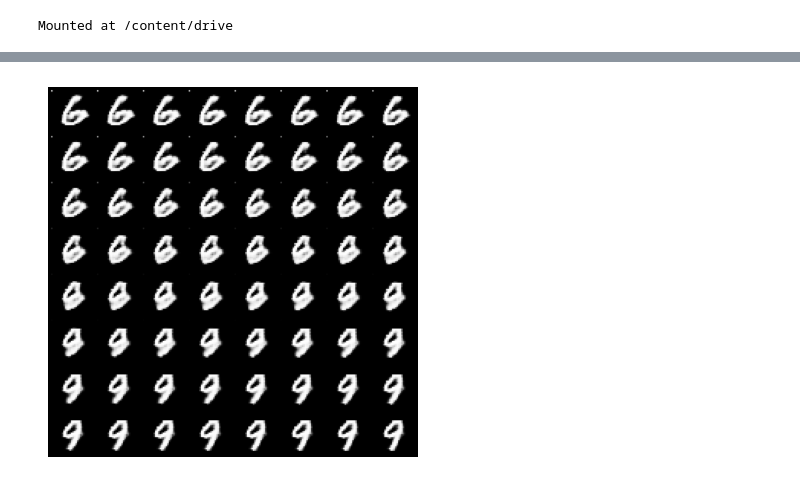
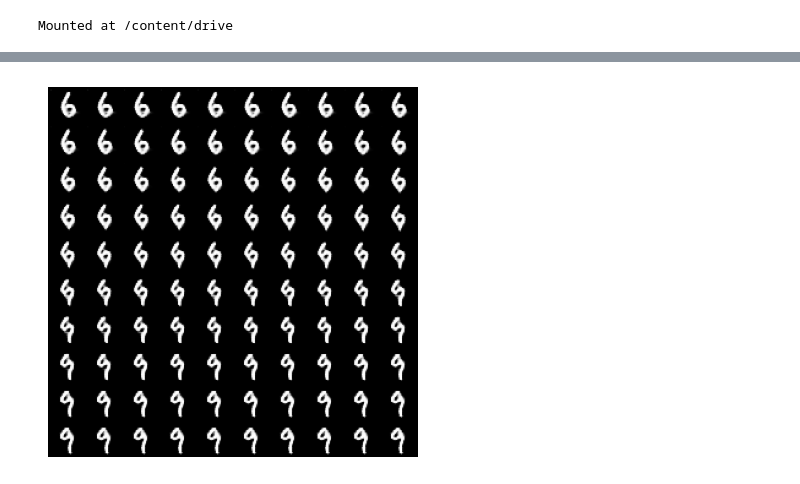
Before and after one commit to raunaqjabbal/ConditonalGAN, a Jupyter notebook: Conditional_GAN.ipynb, the cells around one changed output, grey strips where cells are left out. Saved outputs shown, nothing was run; the diff lists cells and outputs as text; code cells hidden in the pictures.

```diff
--- a/Conditional_GAN.ipynb
+++ b/Conditional_GAN.ipynb
@@ -194,14 +196,18 @@ tf.keras.utils.plot_model(discriminator, show_shapes=True, dpi=64, expand_nested
 # %%
 from torchvision.utils import make_grid
 import torch
-def plot_results(images, size=8):
+def plot_results(images, size=10,r=False):
     # display.clear_output(wait=False)
     photos = (images[:size*size,:,:,:CHANNELS])
     photos = np.transpose(photos, (0, 3, 1, 2))
     image_grid = make_grid(torch.tensor(photos), nrow=size)
-    plt.imshow(image_grid.permute(1, 2, 0).squeeze(),cmap='gray')
-    plt.axis("off")
-    plt.show()
+    if r:
+      return image_grid
+    else:
+      plt.imshow(image_grid.permute(1, 2, 0).squeeze(),cmap='gray')
+      plt.axis("off")
+      plt.show()
+
 
 def repeatlabels(labels):
     demo = labels[:,None,None,:]
@@ -326,11 +332,11 @@ def interpolate_class(first_number, second_number, num=9):
     fake = generator.predict(noise_and_labels)
     return fake
 
-num = 64
+num = 100
 start_class = 6
 end_class = 9
 
 fake_images = interpolate_class(start_class, end_class, num)
 
-plot_results(fake_images,8)
+plot_results(fake_images)
 # %% [output]
@@ -338 +344 @@ plot_results(fake_images,8)
-[figure, old version]
+[figure, new version]
```
Also changed, not shown: parts of 4 cells of this notebook.
